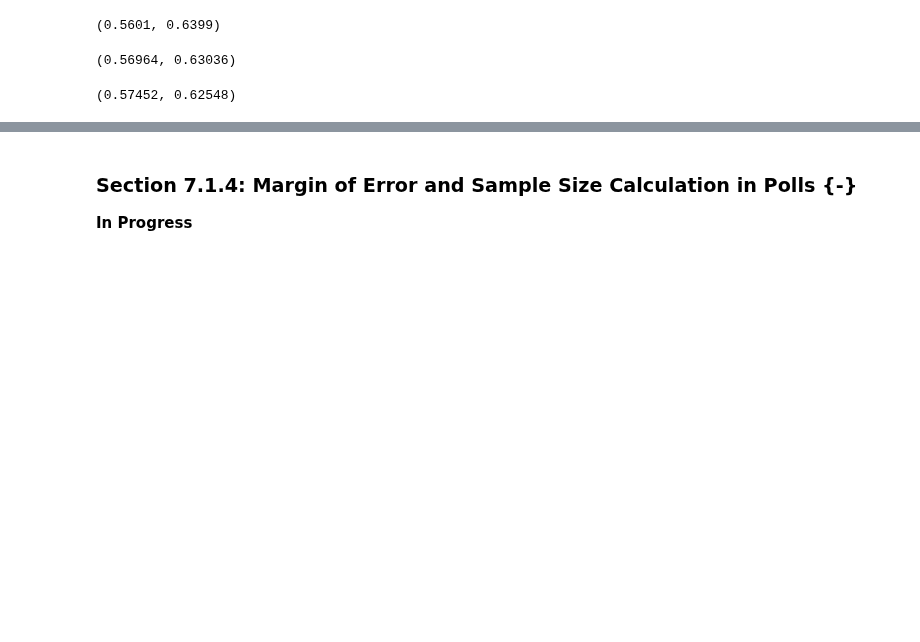
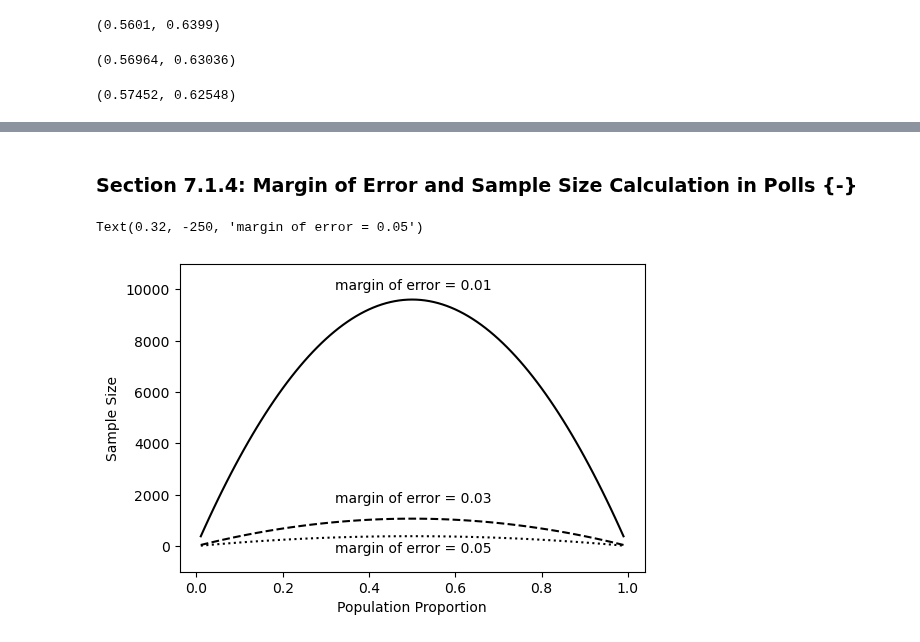
Before and after one commit to jeffallen13/qsspy, a Jupyter notebook: UNCERTAINTY/uncertainty-py.ipynb, the cells around one changed output, grey strips where cells are left out. Cells and saved outputs as stored; diff of their text form; code cells hidden in the pictures; blank space fills up the shorter version.

```diff
--- a/UNCERTAINTY/uncertainty-py.ipynb
+++ b/UNCERTAINTY/uncertainty-py.ipynb
@@ -201,4 +201,26 @@ array([0.9394, 0.9422, 0.9492])
 # %% [markdown]
 ### Section 7.1.4: Margin of Error and Sample Size Calculation in Polls {-}
-
-**In Progress**
+# %%
+MoE = np.array([0.01, 0.03, 0.05]) # the desired margin of error
+p = np.arange(0.01, 1, 0.01)
+n = 1.96**2 * p * (1-p) / MoE[0]**2
+n2 = 1.96**2 * p * (1-p) / MoE[1]**2
+n3 = 1.96**2 * p * (1-p) / MoE[2]**2
+
+fig, ax = plt.subplots(figsize=(6,4))
+
+sns.lineplot(x=p, y=n, ax=ax, color='black').set(
+    ylim=(-1000, 11000), xlabel='Population Proportion', ylabel='Sample Size'
+)
+
+sns.lineplot(x=p, y=n2, ax=ax, color='black', linestyle='--')
+
+sns.lineplot(x=p, y=n3, ax=ax, color='black', linestyle=':')
+
+# Add text labels
+ax.text(0.32, 10000, 'margin of error = 0.01', fontsize=10)
+ax.text(0.32, 1700, 'margin of error = 0.03', fontsize=10)
+ax.text(0.32, -250, 'margin of error = 0.05', fontsize=10)
+# %% [output]
+Text(0.32, -250, 'margin of error = 0.05')
+[figure, added]
```
Also changed, not shown: parts of 19 cells of this notebook, 2 other files.
